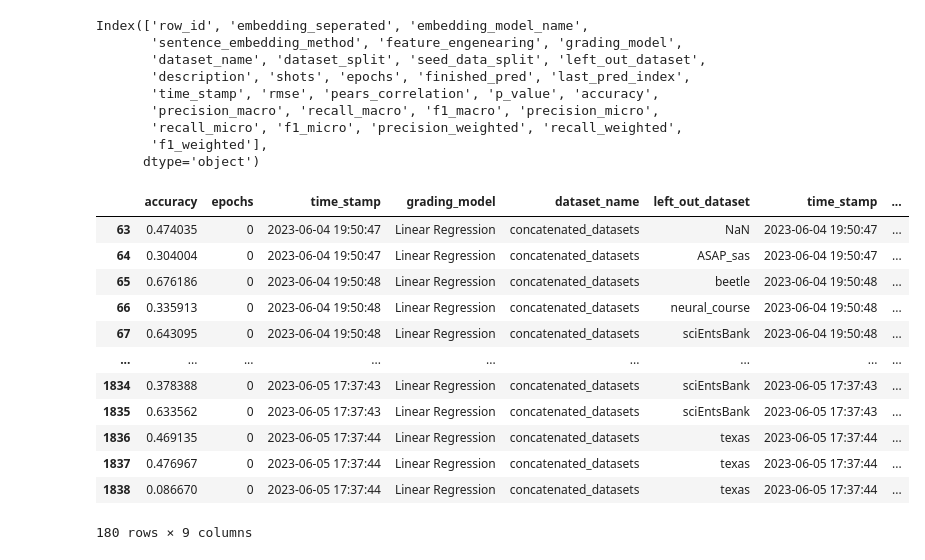
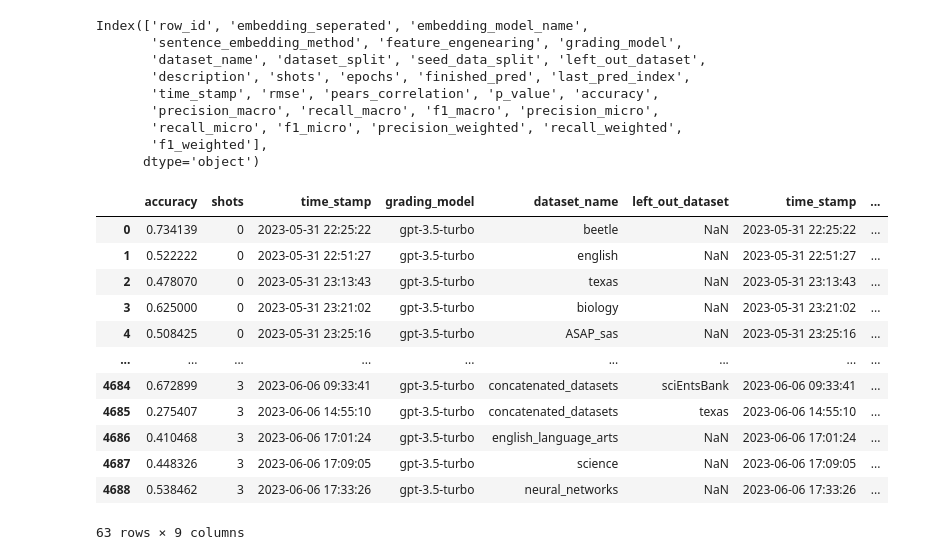
Before and after one commit to OlafVrijmoet/Thesis, a Jupyter notebook: performance_tracking/restuls_insights_test.ipynb, the cells around one changed output. Saved outputs shown, nothing was run; the diff lists cells and outputs as text; code cells hidden in the pictures.

```diff
--- a/performance_tracking/restuls_insights_test.ipynb
+++ b/performance_tracking/restuls_insights_test.ipynb
@@ -65,21 +65,21 @@ Index(['row_id', 'embedding_seperated', 'embedding_model_name',
        'f1_weighted'],
       dtype='object')
 # %%
-performance.query("dataset_name == 'concatenated_datasets' and grading_model == 'Linear Regression'")[["accuracy", "epochs", "time_stamp", "grading_model", "dataset_name", "left_out_dataset", "time_stamp", "finished_pred", "dataset_split"]]
+performance.query("grading_model == 'gpt-3.5-turbo'")[["accuracy", "shots", "time_stamp", "grading_model", "dataset_name", "left_out_dataset", "time_stamp", "finished_pred", "dataset_split"]]
 # %% [output]
-|  | accuracy | epochs | time_stamp | grading_model | dataset_name | left_out_dataset | time_stamp | ... |
-| 63 | 0.474035 | 0 | 2023-06-04 19:50:47 | Linear Regression | concatenated_datasets | NaN | 2023-06-04 19:50:47 | ... |
-| 64 | 0.304004 | 0 | 2023-06-04 19:50:47 | Linear Regression | concatenated_datasets | ASAP_sas | 2023-06-04 19:50:47 | ... |
-| 65 | 0.676186 | 0 | 2023-06-04 19:50:48 | Linear Regression | concatenated_datasets | beetle | 2023-06-04 19:50:48 | ... |
-| 66 | 0.335913 | 0 | 2023-06-04 19:50:48 | Linear Regression | concatenated_datasets | neural_course | 2023-06-04 19:50:48 | ... |
-| 67 | 0.643095 | 0 | 2023-06-04 19:50:48 | Linear Regression | concatenated_datasets | sciEntsBank | 2023-06-04 19:50:48 | ... |
+|  | accuracy | shots | time_stamp | grading_model | dataset_name | left_out_dataset | time_stamp | ... |
+| 0 | 0.734139 | 0 | 2023-05-31 22:25:22 | gpt-3.5-turbo | beetle | NaN | 2023-05-31 22:25:22 | ... |
+| 1 | 0.522222 | 0 | 2023-05-31 22:51:27 | gpt-3.5-turbo | english | NaN | 2023-05-31 22:51:27 | ... |
+| 2 | 0.478070 | 0 | 2023-05-31 23:13:43 | gpt-3.5-turbo | texas | NaN | 2023-05-31 23:13:43 | ... |
+| 3 | 0.625000 | 0 | 2023-05-31 23:21:02 | gpt-3.5-turbo | biology | NaN | 2023-05-31 23:21:02 | ... |
+| 4 | 0.508425 | 0 | 2023-05-31 23:25:16 | gpt-3.5-turbo | ASAP_sas | NaN | 2023-05-31 23:25:16 | ... |
 | ... | ... | ... | ... | ... | ... | ... | ... | ... |
-| 1834 | 0.378388 | 0 | 2023-06-05 17:37:43 | Linear Regression | concatenated_datasets | sciEntsBank | 2023-06-05 17:37:43 | ... |
-| 1835 | 0.633562 | 0 | 2023-06-05 17:37:43 | Linear Regression | concatenated_datasets | sciEntsBank | 2023-06-05 17:37:43 | ... |
-| 1836 | 0.469135 | 0 | 2023-06-05 17:37:44 | Linear Regression | concatenated_datasets | texas | 2023-06-05 17:37:44 | ... |
-| 1837 | 0.476967 | 0 | 2023-06-05 17:37:44 | Linear Regression | concatenated_datasets | texas | 2023-06-05 17:37:44 | ... |
-| 1838 | 0.086670 | 0 | 2023-06-05 17:37:44 | Linear Regression | concatenated_datasets | texas | 2023-06-05 17:37:44 | ... |
+| 4684 | 0.672899 | 3 | 2023-06-06 09:33:41 | gpt-3.5-turbo | concatenated_datasets | sciEntsBank | 2023-06-06 09:33:41 | ... |
+| 4685 | 0.275407 | 3 | 2023-06-06 14:55:10 | gpt-3.5-turbo | concatenated_datasets | texas | 2023-06-06 14:55:10 | ... |
+| 4686 | 0.410468 | 3 | 2023-06-06 17:01:24 | gpt-3.5-turbo | english_language_arts | NaN | 2023-06-06 17:01:24 | ... |
+| 4687 | 0.448326 | 3 | 2023-06-06 17:09:05 | gpt-3.5-turbo | science | NaN | 2023-06-06 17:09:05 | ... |
+| 4688 | 0.538462 | 3 | 2023-06-06 17:33:26 | gpt-3.5-turbo | neural_networks | NaN | 2023-06-06 17:33:26 | ... |
-180 rows × 9 columns
+63 rows × 9 columns
 # %%
 performance = pd.read_csv("tracking/performance_tracking.csv")
 performance.query("row_id == 40 & dataset_split == 'validation'")["accuracy"]
```
Also changed, not shown: parts of 22 cells of this notebook, 4 other files.
